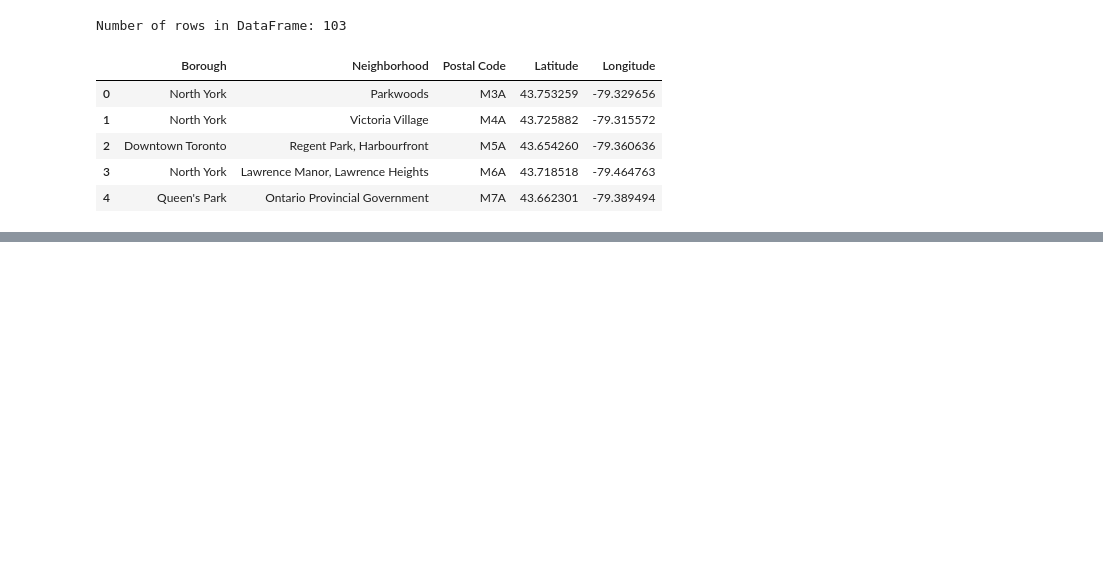
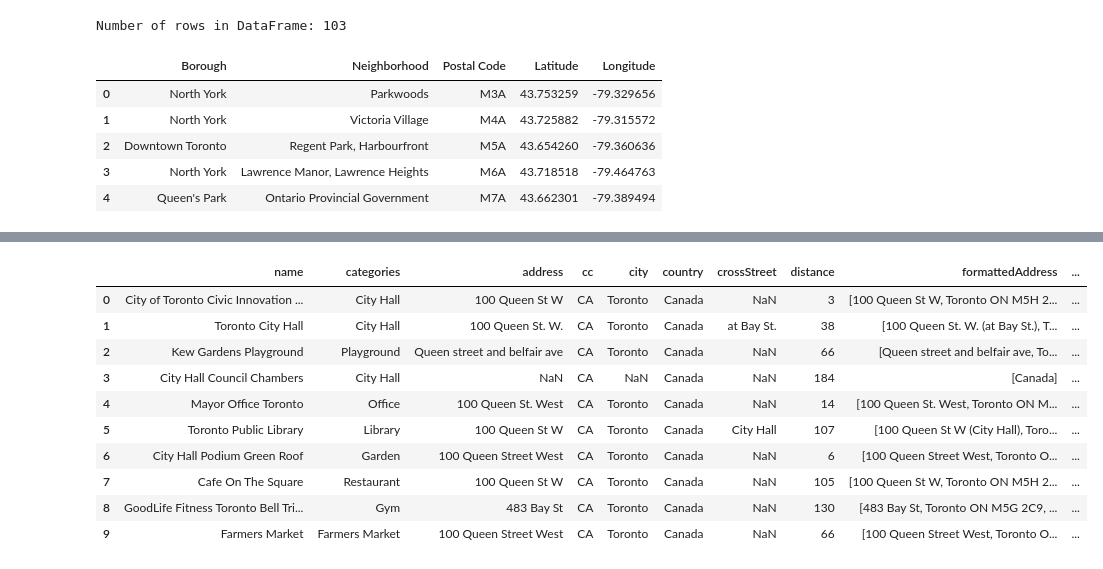
Before and after one commit to bbboomboom/bbboomboom, a Jupyter notebook: toronto.ipynb, the cells around one changed output, grey strips where cells are left out. Drawn from its saved outputs; the diff is of its cells as text; code cells hidden in the pictures; blank space fills up the shorter version.

```diff
--- a/toronto.ipynb
+++ b/toronto.ipynb
@@ -69,7 +69,7 @@ canada_df.head(5)
 | 4 | Queen's Park | Ontario Provincial Government | M7A | 43.662301 | -79.389494 |
 # %%
 # Create a Nominatim object for geolocation
-geolocator = Nominatim(user_agent="ny_explorer")
+geolocator = Nominatim(user_agent="aniket88@live.nl")
 
 # GEt latitue and longitude values for Toronto
 location = geolocator.geocode('Toronto')
@@ -82,0 +103,43 @@ GeocoderUnavailable: HTTPSConnectionPool(host='nominatim.openstreetmap.org', por
+# %%
+
+CLIENT_ID = '4NN3HELE3VZE314P0DJAKPHDZ5PERFUXQCJCJ3BEF2WJMKEE'
+
+CLIENT_SECRET = 'RSMDGI4LFG1JUEDLSOM2QE2K3ONLSG0JASTBKKPYRH1GS3DK'
+
+VERSION = '20180605'
+
+LIMIT = 100
+radius = 500
+url = 'https://api.foursquare.com/v2/venues/search?client_id={}&client_secret={}&ll={},{}&v={}&radius={}&limit={}'.format(CLIENT_ID, CLIENT_SECRET, tor_lat, tor_lon, VERSION, radius, LIMIT)
+# %%
+def get_category_type(row):
+    try:
+        categories_list = row['categories']
+    except:
+        categories_list = row['venue.categories']
+
+    if len(categories_list) == 0:
+        return None
+    else:
+        return categories_list[0]['name']
+# %%
+results = requests.get(url).json()
+venues = results['response']['venues']
+venues_df = json_normalize(venues)
+filtered_columns = ['name', 'categories'] + [col for col in venues_df.columns if col.startswith('location.')] + ['id']
+venues_df = venues_df.loc[:, filtered_columns]
+venues_df['categories'] = venues_df.apply(get_category_type, axis=1)
+venues_df.columns = [column.split('.')[-1] for column in venues_df.columns]
+venues_df.head(5)
+# %% [output]
+|  | name | categories | address | cc | city | country | crossStreet | distance | formattedAddress | ... |
+| 0 | City of Toronto Civic Innovation ... | City Hall | 100 Queen St W | CA | Toronto | Canada | NaN | 3 | [100 Queen St W, Toronto ON M5H 2... | ... |
+| 1 | Toronto City Hall | City Hall | 100 Queen St. W. | CA | Toronto | Canada | at Bay St. | 38 | [100 Queen St. W. (at Bay St.), T... | ... |
+| 2 | Kew Gardens Playground | Playground | Queen street and belfair ave | CA | Toronto | Canada | NaN | 66 | [Queen street and belfair ave, To... | ... |
+| 3 | City Hall Council Chambers | City Hall | NaN | CA | NaN | Canada | NaN | 184 | [Canada] | ... |
+| 4 | Mayor Office Toronto | Office | 100 Queen St. West | CA | Toronto | Canada | NaN | 14 | [100 Queen St. West, Toronto ON M... | ... |
+| 5 | Toronto Public Library | Library | 100 Queen St W | CA | Toronto | Canada | City Hall | 107 | [100 Queen St W (City Hall), Toro... | ... |
+| 6 | City Hall Podium Green Roof | Garden | 100 Queen Street West | CA | Toronto | Canada | NaN | 6 | [100 Queen Street West, Toronto O... | ... |
+| 7 | Cafe On The Square | Restaurant | 100 Queen St W | CA | Toronto | Canada | NaN | 105 | [100 Queen St W, Toronto ON M5H 2... | ... |
+| 8 | GoodLife Fitness Toronto Bell Tri... | Gym | 483 Bay St | CA | Toronto | Canada | NaN | 130 | [483 Bay St, Toronto ON M5G 2C9, ... | ... |
+| 9 | Farmers Market | Farmers Market | 100 Queen Street West | CA | Toronto | Canada | NaN | 66 | [100 Queen Street West, Toronto O... | ... |
```
Also changed, not shown: parts of 12 cells of this notebook.
